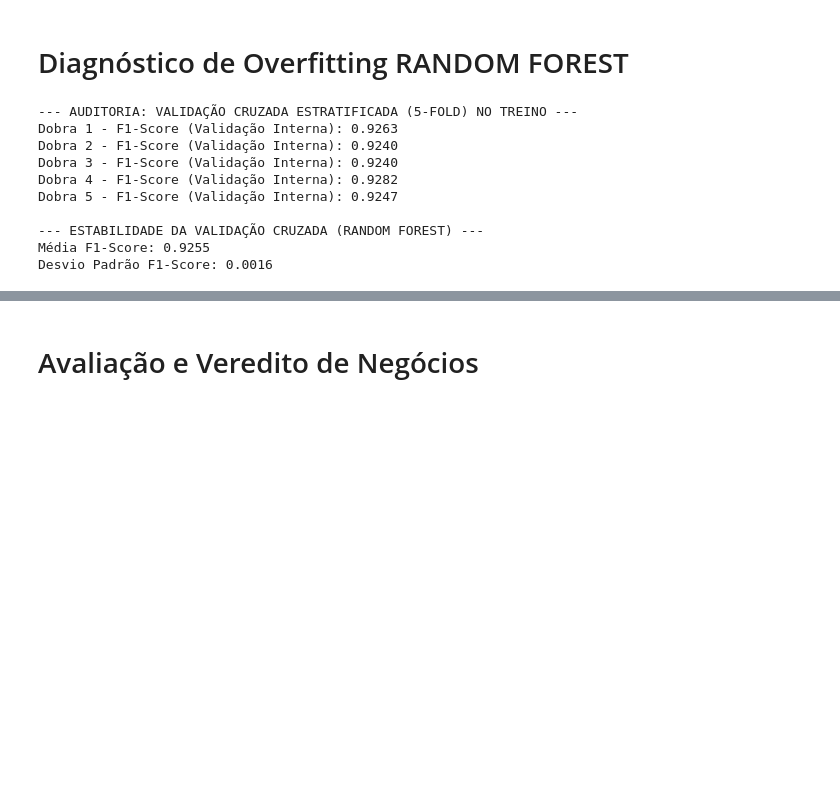
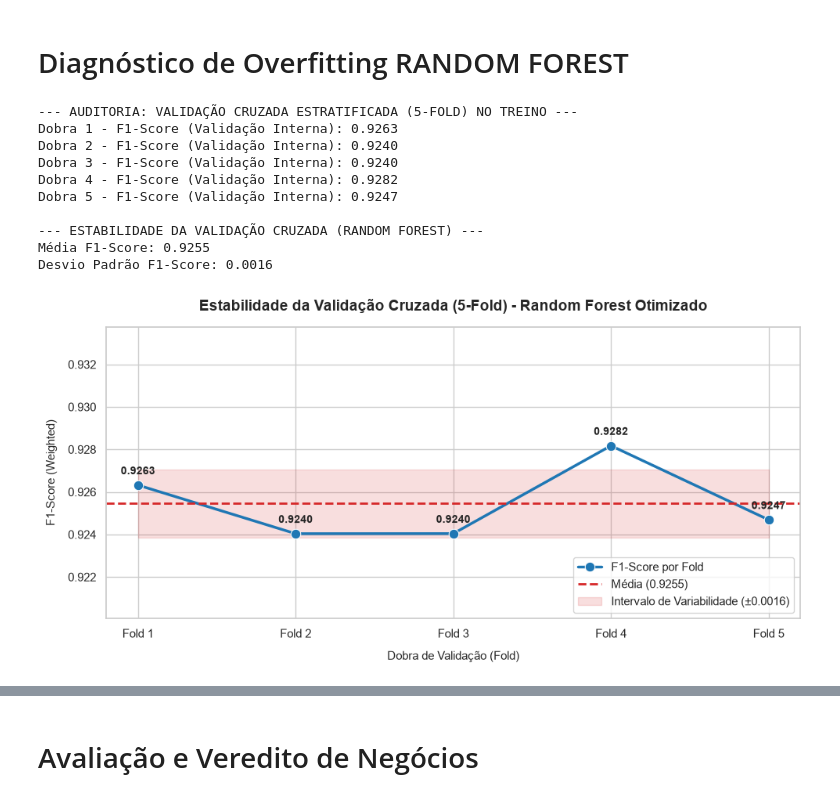
Before and after one commit to niksonlaurentino/SCTECH_Projeto_Avaliativo_M_1, a Jupyter notebook: Main.ipynb, the cells around one changed output, grey strips where cells are left out. Saved outputs shown, nothing was run; the diff lists cells and outputs as text; code cells hidden in the pictures; blank space fills up the shorter version.

```diff
--- a/Main.ipynb
+++ b/Main.ipynb
@@ -680,36 +826,118 @@ pipeline_rf_otimizado = ImbPipeline(
 f1_scores_folds_rf = []
 
 print('--- AUDITORIA: VALIDAÇÃO CRUZADA ESTRATIFICADA (5-FOLD) NO TREINO ---')
 
 for fold, (train_idx, val_idx) in enumerate(
     skf_rf.split(x_train_rf, y_train_rf), 1
 ):
     X_tr, X_val = x_train_rf.iloc[train_idx], x_train_rf.iloc[val_idx]
     y_tr, y_val = y_train_rf.iloc[train_idx], y_train_rf.iloc[val_idx]
 
     # Treino e predição exclusivos em cada fold para evitar data leakage
     pipeline_rf_otimizado.fit(X_tr, y_tr)
     y_val_pred = pipeline_rf_otimizado.predict(X_val)
 
     # Avaliação do F1-Score na classe positiva/ponderada
-    score_fold = f1_score(y_val, y_val_pred, average='weighted')
-    f1_scores_folds_rf.append(score_fold)
-    print(f'Dobra {fold} - F1-Score (Validação Interna): {score_fold:.4f}')
+    score_fold_rf = f1_score(y_val, y_val_pred, average='weighted')
+    f1_scores_folds_rf.append(score_fold_rf)
+    print(f'Dobra {fold} - F1-Score (Validação Interna): {score_fold_rf:.4f}')
+
+media_f1_rf = np.mean(f1_scores_folds_rf)
+desvio_f1_rf = np.std(f1_scores_folds_rf)
 
 print('\n--- ESTABILIDADE DA VALIDAÇÃO CRUZADA (RANDOM FOREST) ---')
 print(f'Média F1-Score: {np.mean(f1_scores_folds_rf):.4f}')
 print(f'Desvio Padrão F1-Score: {np.std(f1_scores_folds_rf):.4f}\n')
+
+# ==============================================================================
+# VISUALIZAÇÃO GRÁFICA DA VALIDAÇÃO CRUZADA (RANDOM FOREST)
+# ==============================================================================
+
+sns.set_theme(style='whitegrid')
+plt.figure(figsize=(10, 5))
+
+folds = [f'Fold {i}' for i in range(1, len(f1_scores_folds_rf) + 1)]
+
+# 1. Gráfico de Linha com Pontos de Destaque
+ax = sns.lineplot(
+    x=folds,
+    y=f1_scores_folds_rf,
+    marker='o',
+    markersize=9,
+    color='#1f77b4',
+    linewidth=2.5,
+    label='F1-Score por Fold',
+)
+
+# 2. Linha tracejada indicando a Média
+plt.axhline(
+    y=media_f1_rf,
+    color='#d62728',
+    linestyle='--',
+    linewidth=2,
+    label=f'Média ({media_f1_rf:.4f})',
+)
+
+# 3. Intervalo de Desvio Padrão (Média ± 1 Desvio Padrão)
+plt.fill_between(
+    x=range(len(folds)),
+    y1=media_f1_rf - desvio_f1_rf,
+    y2=media_f1_rf + desvio_f1_rf,
+    color='#d62728',
+    alpha=0.15,
+    label=f'Intervalo de Variabilidade (±{desvio_f1_rf:.4f})',
+)
+
+# 4. Rótulos Dinâmicos de Texto ajustados ao Desvio Padrão do Random Forest
+for i, score in enumerate(f1_scores_folds_rf):
+  distancia_da_media = abs(score - media_f1_rf)
+  offset = (
+      desvio_f1_rf * 0.45
+      if distancia_da_media < (desvio_f1_rf * 0.4)
+      else desvio_f1_rf * 0.25
+  )
+
+  plt.text(
+      x=i,
+      y=score + offset,
+      s=f'{score:.4f}',
+      ha='center',
+      va='bottom',
+      fontsize=10,
+      fontweight='bold',
+  )
+
+# Ajustes de títulos e rótulos
+plt.title(
+    'Estabilidade da Validação Cruzada (5-Fold) - Random Forest Otimizado',
+    fontsize=14,
+    pad=15,
+    fontweight='bold',
+)
+plt.xlabel('Dobra de Validação (Fold)', fontsize=11, labelpad=10)
+plt.ylabel('F1-Score (Weighted)', fontsize=11, labelpad=10)
+
+# Ajuste fino do eixo Y para garantir margem aos rótulos de texto
+plt.ylim(
+    min(f1_scores_folds_rf) - (desvio_f1_rf * 2.5 if desvio_f1_rf != 0 else 0.01),
+    max(f1_scores_folds_rf) + (desvio_f1_rf * 3.5 if desvio_f1_rf != 0 else 0.01),
+)
+
+plt.legend(loc='lower right', frameon=True)
+plt.tight_layout()
+plt.show()
 # %% [output]
 --- AUDITORIA: VALIDAÇÃO CRUZADA ESTRATIFICADA (5-FOLD) NO TREINO ---
 Dobra 1 - F1-Score (Validação Interna): 0.9263
 Dobra 2 - F1-Score (Validação Interna): 0.9240
 Dobra 3 - F1-Score (Validação Interna): 0.9240
 Dobra 4 - F1-Score (Validação Interna): 0.9282
 Dobra 5 - F1-Score (Validação Interna): 0.9247
 
 --- ESTABILIDADE DA VALIDAÇÃO CRUZADA (RANDOM FOREST) ---
 Média F1-Score: 0.9255
 Desvio Padrão F1-Score: 0.0016
+[figure, added]
 # %%
 # ==============================================================================
 # 7. AVALIAÇÃO FINAL NO CONJUNTO DE TESTE INTOCADO (X_test) RANDOM FOREST
```
Also changed, not shown: parts of 6 cells of this notebook.
